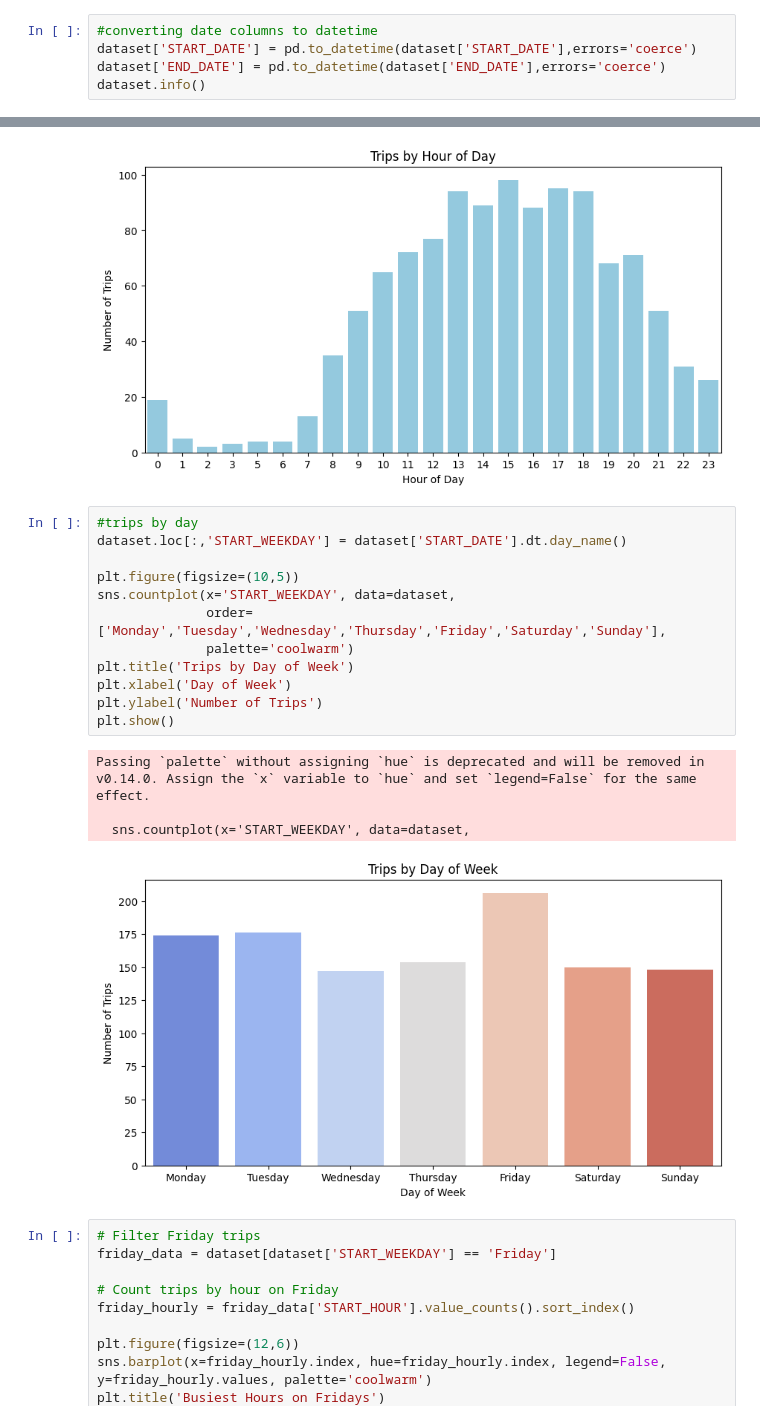
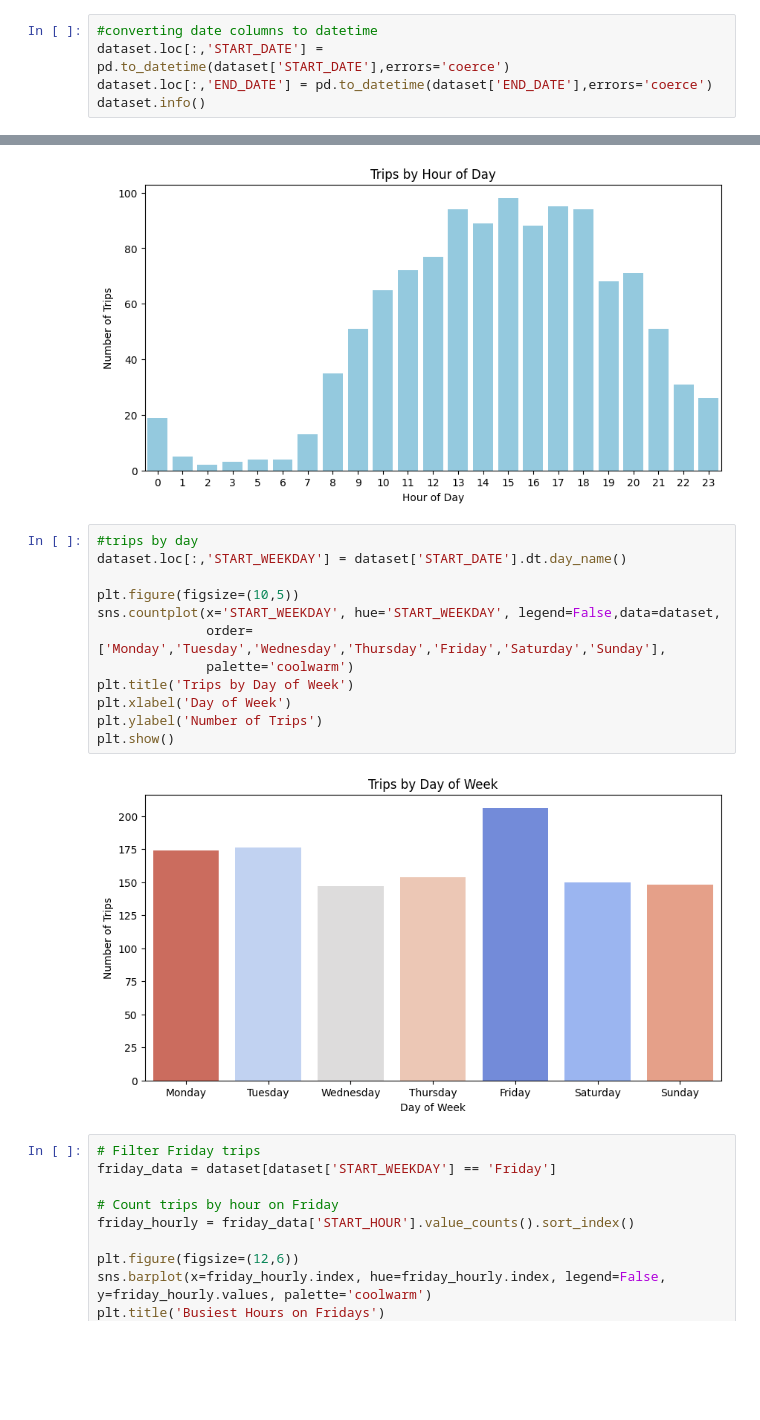
Before and after one commit to manpb/uber-rides-analysis-python, a Jupyter notebook: notebooks/uber_rides_analysis.ipynb, the cells around one changed output, grey strips where cells are left out. Cells and saved outputs as stored; diff of their text form; blank space fills up the shorter version.

```diff
--- a/notebooks/uber_rides_analysis.ipynb
+++ b/notebooks/uber_rides_analysis.ipynb
@@ -121,8 +121,8 @@ dtype: int64
 converting dates and feature extraction
 # %%
 #converting date columns to datetime
-dataset['START_DATE'] = pd.to_datetime(dataset['START_DATE'],errors='coerce')
-dataset['END_DATE'] = pd.to_datetime(dataset['END_DATE'],errors='coerce')
+dataset.loc[:,'START_DATE'] = pd.to_datetime(dataset['START_DATE'],errors='coerce')
+dataset.loc[:,'END_DATE'] = pd.to_datetime(dataset['END_DATE'],errors='coerce')
 dataset.info()
 # %% [output]
 <class 'pandas.core.frame.DataFrame'>
@@ -254,20 +247,17 @@ plt.show()
 # %%
 #trips by day
 dataset.loc[:,'START_WEEKDAY'] = dataset['START_DATE'].dt.day_name()
 
 plt.figure(figsize=(10,5))
-sns.countplot(x='START_WEEKDAY', data=dataset,
+sns.countplot(x='START_WEEKDAY', hue='START_WEEKDAY', legend=False,data=dataset,
               order=['Monday','Tuesday','Wednesday','Thursday','Friday','Saturday','Sunday'],
               palette='coolwarm')
 plt.title('Trips by Day of Week')
 plt.xlabel('Day of Week')
 plt.ylabel('Number of Trips')
 plt.show()
 # %% [output]
-Passing `palette` without assigning `hue` is deprecated and will be removed in v0.14.0. Assign the `x` variable to `hue` and set `legend=False` for the same effect.
-
-  sns.countplot(x='START_WEEKDAY', data=dataset,
-[figure, old version]
+[figure, new version]
 # %%
 # Filter Friday trips
 friday_data = dataset[dataset['START_WEEKDAY'] == 'Friday']
```
Also changed, not shown: parts of 2 cells of this notebook.
